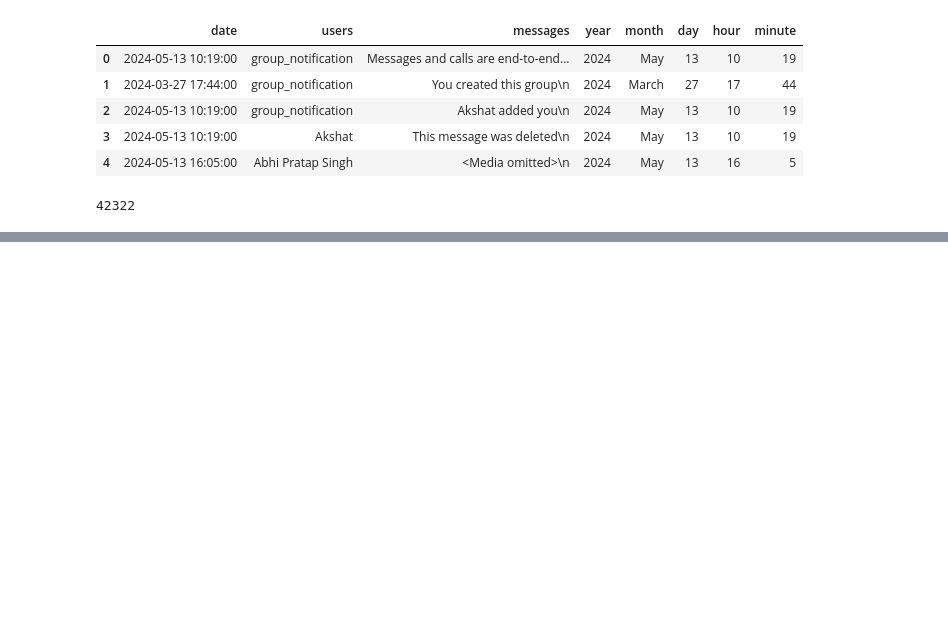
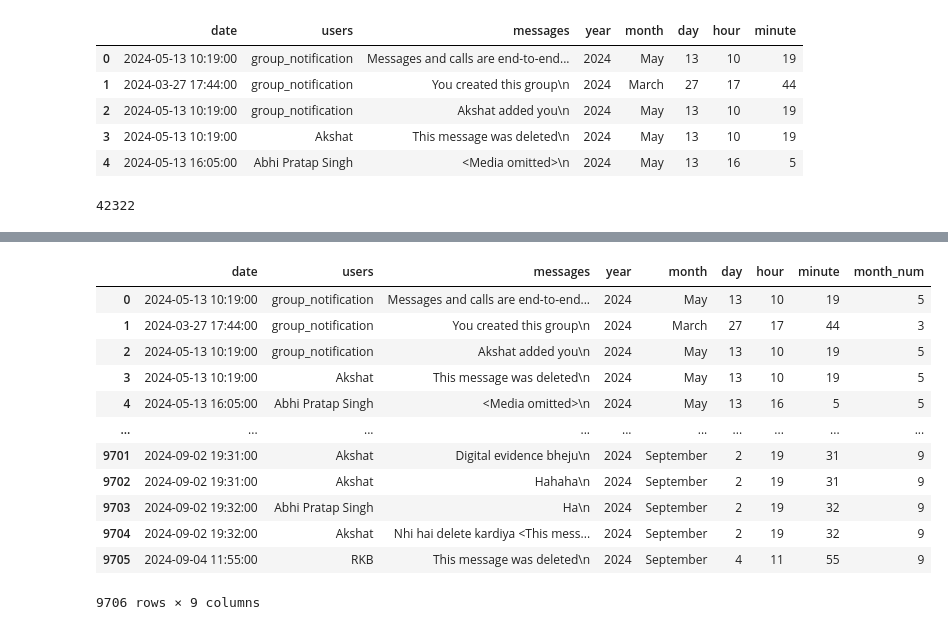
Before and after one commit to Abhipratapsingh123/ML-project-Whatsapp_chat_analysis, a Jupyter notebook: Whatsapp_chat_analysis.ipynb, the cells around one changed output, grey strips where cells are left out. Cells and saved outputs as stored; diff of their text form; code cells hidden in the pictures; blank space fills up the shorter version.

```diff
--- a/Whatsapp_chat_analysis.ipynb
+++ b/Whatsapp_chat_analysis.ipynb
@@ -164,0 +247,18 @@ extractor = URLExtract()
+# %%
+df['month_num']= df['date'].dt.month
+# %%
+df
+# %% [output]
+|  | date | users | messages | year | month | day | hour | minute | month_num |
+| 0 | 2024-05-13 10:19:00 | group_notification | Messages and calls are end-to-end... | 2024 | May | 13 | 10 | 19 | 5 |
+| 1 | 2024-03-27 17:44:00 | group_notification | You created this group\n | 2024 | March | 27 | 17 | 44 | 3 |
+| 2 | 2024-05-13 10:19:00 | group_notification | Akshat added you\n | 2024 | May | 13 | 10 | 19 | 5 |
+| 3 | 2024-05-13 10:19:00 | Akshat | This message was deleted\n | 2024 | May | 13 | 10 | 19 | 5 |
+| 4 | 2024-05-13 16:05:00 | Abhi Pratap Singh | <Media omitted>\n | 2024 | May | 13 | 16 | 5 | 5 |
+| ... | ... | ... | ... | ... | ... | ... | ... | ... | ... |
+| 9701 | 2024-09-02 19:31:00 | Akshat | Digital evidence bheju\n | 2024 | September | 2 | 19 | 31 | 9 |
+| 9702 | 2024-09-02 19:31:00 | Akshat | Hahaha\n | 2024 | September | 2 | 19 | 31 | 9 |
+| 9703 | 2024-09-02 19:32:00 | Abhi Pratap Singh | Ha\n | 2024 | September | 2 | 19 | 32 | 9 |
+| 9704 | 2024-09-02 19:32:00 | Akshat | Nhi hai delete kardiya <This mess... | 2024 | September | 2 | 19 | 32 | 9 |
+| 9705 | 2024-09-04 11:55:00 | RKB | This message was deleted\n | 2024 | September | 4 | 11 | 55 | 9 |
+9706 rows × 9 columns
```
Also changed, not shown: parts of 16 cells of this notebook, 4 other files.
